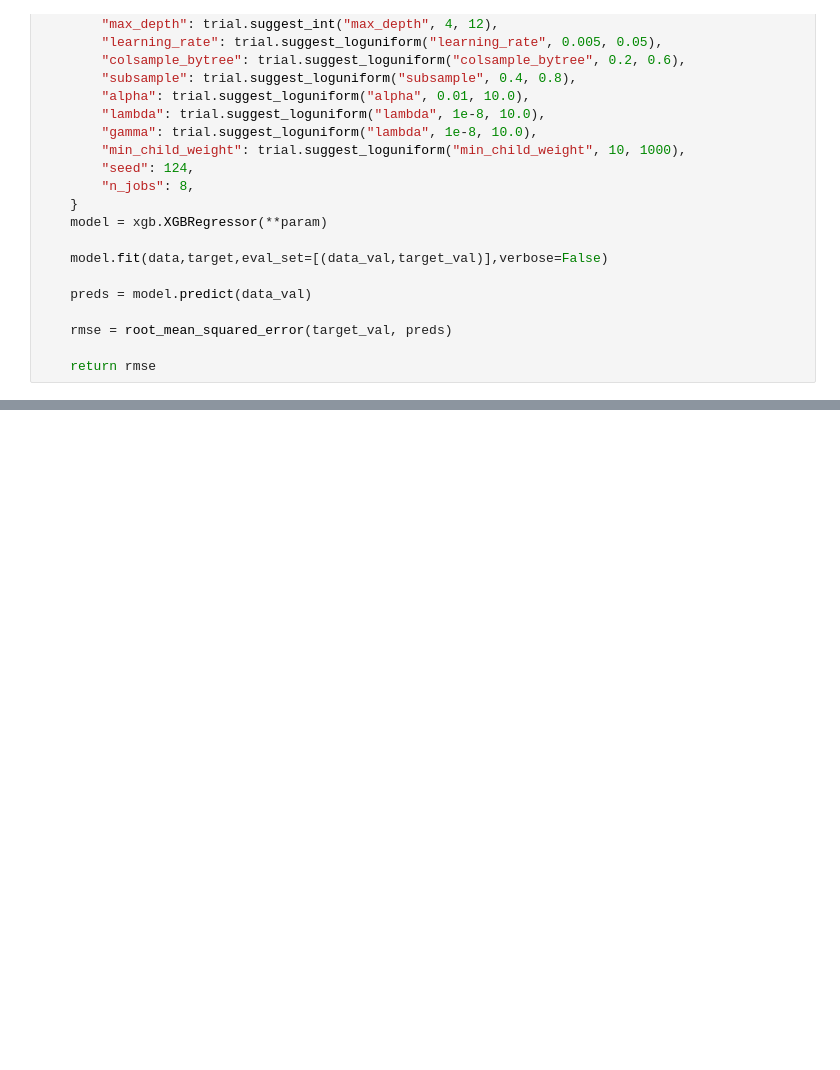
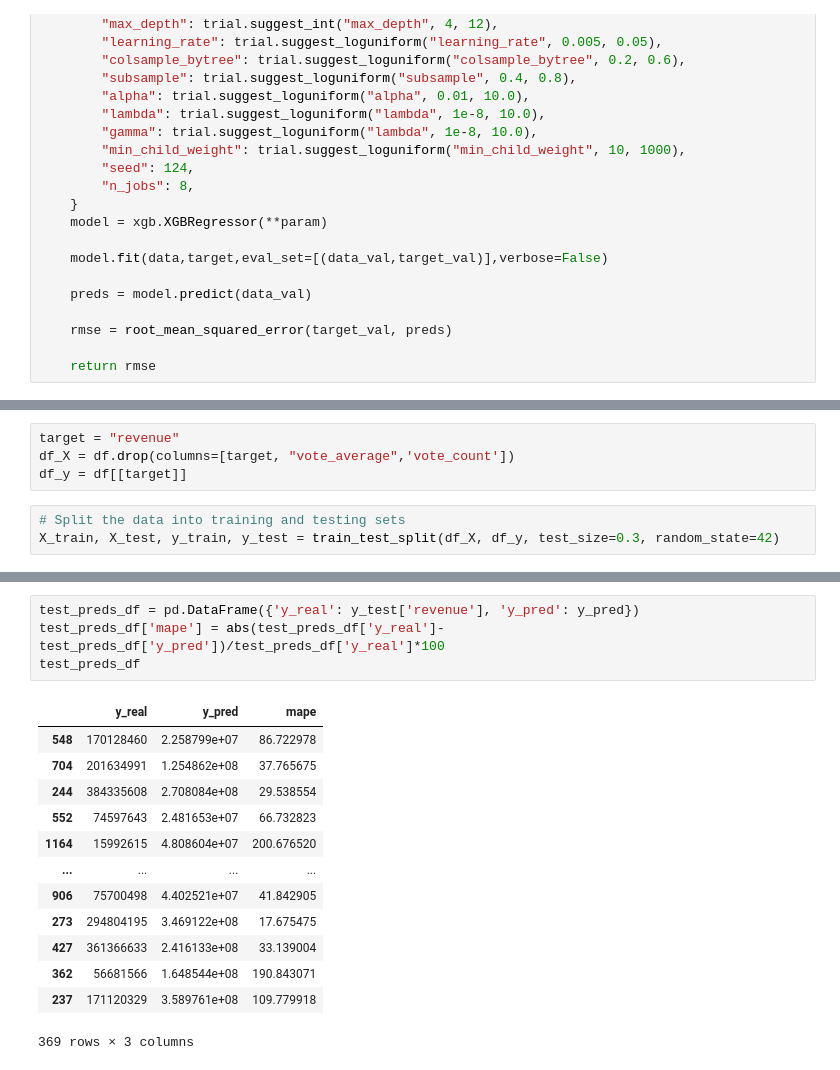
Before and after one commit to fernandoperezalba/PracticaVisualizacion, a Jupyter notebook: notebooks/models.ipynb, the cells around one changed output, grey strips where cells are left out. Cells and saved outputs as stored; diff of their text form; blank space fills up the shorter version.

```diff
--- a/notebooks/models.ipynb
+++ b/notebooks/models.ipynb
@@ -475,0 +781,7 @@ XGB RMSE: 195474978.15932322
+# %%
+target = "revenue"
+df_X = df.drop(columns=[target, "vote_average",'vote_count'])
+df_y = df[[target]]
+# %%
+# Split the data into training and testing sets
+X_train, X_test, y_train, y_test = train_test_split(df_X, df_y, test_size=0.3, random_state=42)
@@ -475,0 +866,18 @@ XGB RMSE: 195474978.15932322
+# %%
+test_preds_df = pd.DataFrame({'y_real': y_test['revenue'], 'y_pred': y_pred})
+test_preds_df['mape'] = abs(test_preds_df['y_real']-test_preds_df['y_pred'])/test_preds_df['y_real']*100
+test_preds_df
+# %% [output]
+|  | y_real | y_pred | mape |
+| 548 | 170128460 | 2.258799e+07 | 86.722978 |
+| 704 | 201634991 | 1.254862e+08 | 37.765675 |
+| 244 | 384335608 | 2.708084e+08 | 29.538554 |
+| 552 | 74597643 | 2.481653e+07 | 66.732823 |
+| 1164 | 15992615 | 4.808604e+07 | 200.676520 |
+| ... | ... | ... | ... |
+| 906 | 75700498 | 4.402521e+07 | 41.842905 |
+| 273 | 294804195 | 3.469122e+08 | 17.675475 |
+| 427 | 361366633 | 2.416133e+08 | 33.139004 |
+| 362 | 56681566 | 1.648544e+08 | 190.843071 |
+| 237 | 171120329 | 3.589761e+08 | 109.779918 |
+369 rows × 3 columns
```
Also changed, not shown: parts of 55 cells of this notebook, 7 other files.
